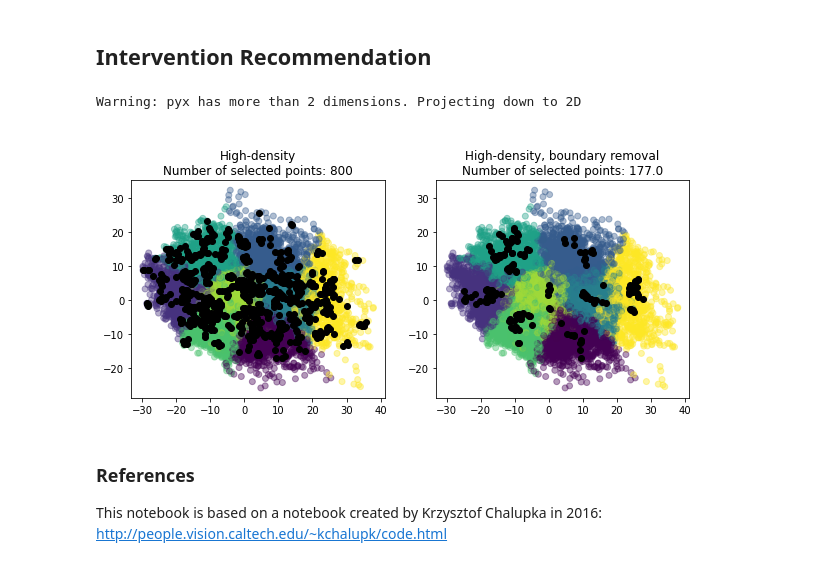
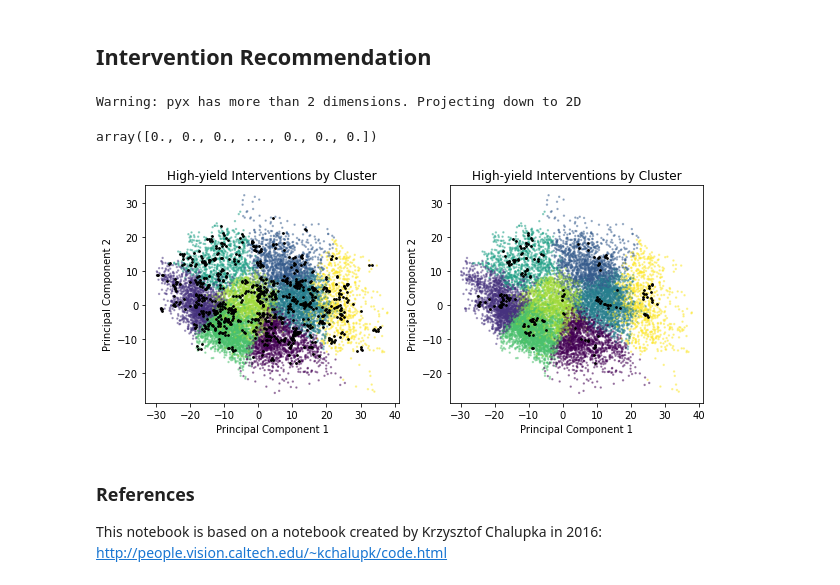
Before and after one commit to eberharf/cfl, a Jupyter notebook: docs/source/examples/el_nino_example.ipynb, the cells around one changed output. Drawn from its saved outputs; the diff is of its cells as text; code cells hidden in the pictures.

Commit message:
Update plots el nino post_cfl

```diff
--- a/docs/source/examples/el_nino_example.ipynb
+++ b/docs/source/examples/el_nino_example.ipynb
@@ -289,15 +289,19 @@ plot_contour_map(data=np.mean(importances,(0,1)), ax=ax, imshape=IMSHAPE,
 # %% [markdown]
 ## Intervention Recommendation
 # %%
-from cfl.post_cfl.intervention_rec import get_recommendataions
+# from cfl.post_cfl.intervention_rec import get_recommendations
+import cfl.post_cfl.intervention_rec as ir
+from importlib import reload
+reload(ir)
 
-get_recommendataions(exp='results/experiment0010', data=None,
+ir.get_recommendations(exp='results/experiment0010', data=None,
                          dataset_name='dataset_train',
                          cause_or_effect='cause', visualize=True, k_samples=100,
                          eps=0.5)
 # %% [output]
 Warning: pyx has more than 2 dimensions. Projecting down to 2D
+array([0., 0., 0., ..., 0., 0., 0.])
-[figure, old version]
+[figure, new version]
 # %% [markdown]
 ### References
 
```
Also changed, not shown: parts of 3 cells of this notebook, 1 other file.
